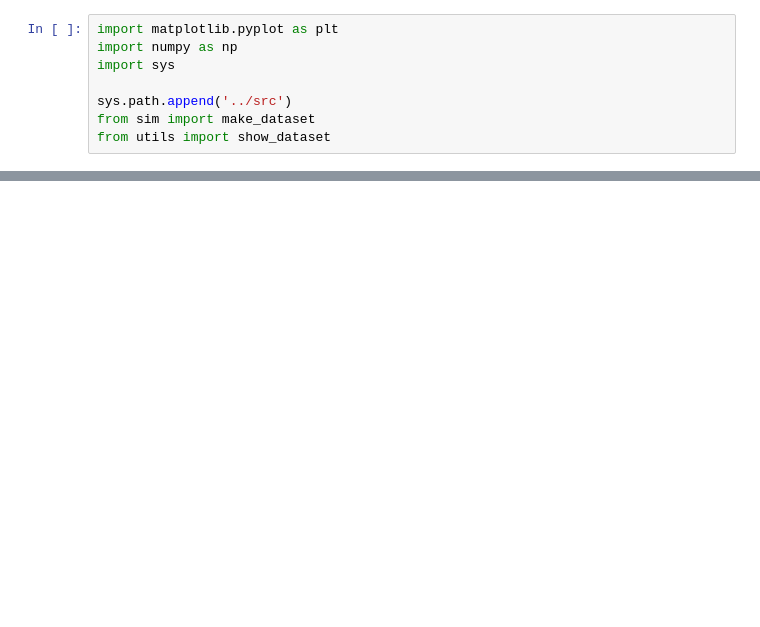
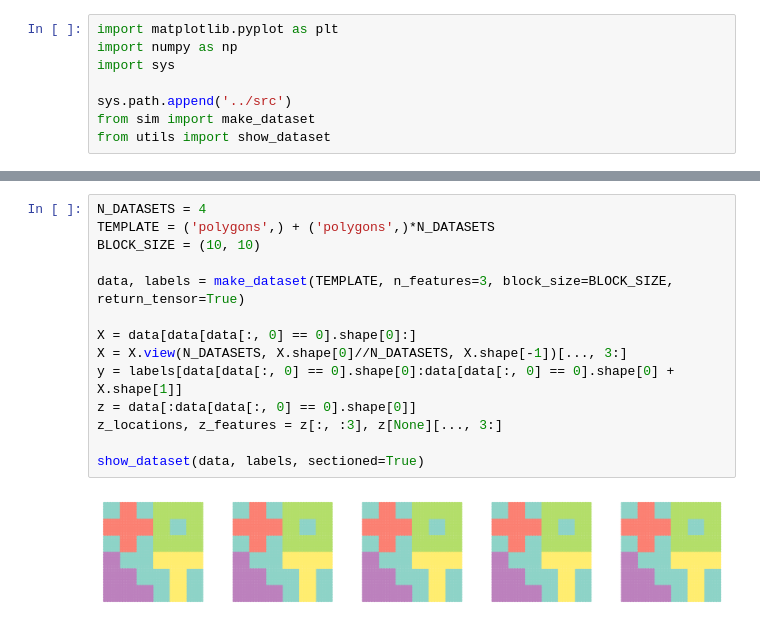
Before and after one commit to craigfouts/asterism, a Jupyter notebook: notebooks/sandbox.ipynb, the cells around one changed output, grey strips where cells are left out. Drawn from its saved outputs; the diff is of its cells as text; blank space fills up the shorter version.

```diff
--- a/notebooks/sandbox.ipynb
+++ b/notebooks/sandbox.ipynb
@@ -75,0 +142,16 @@ class VQAE(HotTopic, nn.Module):
+# %%
+N_DATASETS = 4
+TEMPLATE = ('polygons',) + ('polygons',)*N_DATASETS
+BLOCK_SIZE = (10, 10)
+
+data, labels = make_dataset(TEMPLATE, n_features=3, block_size=BLOCK_SIZE, return_tensor=True)
+
+X = data[data[data[:, 0] == 0].shape[0]:]
+X = X.view(N_DATASETS, X.shape[0]//N_DATASETS, X.shape[-1])[..., 3:]
+y = labels[data[data[:, 0] == 0].shape[0]:data[data[:, 0] == 0].shape[0] + X.shape[1]]
+z = data[:data[data[:, 0] == 0].shape[0]]
+z_locations, z_features = z[:, :3], z[None][..., 3:]
+
+show_dataset(data, labels, sectioned=True)
+# %% [output]
+[figure, added]
```
Also changed, not shown: parts of 3 cells of this notebook, 3 other files.
